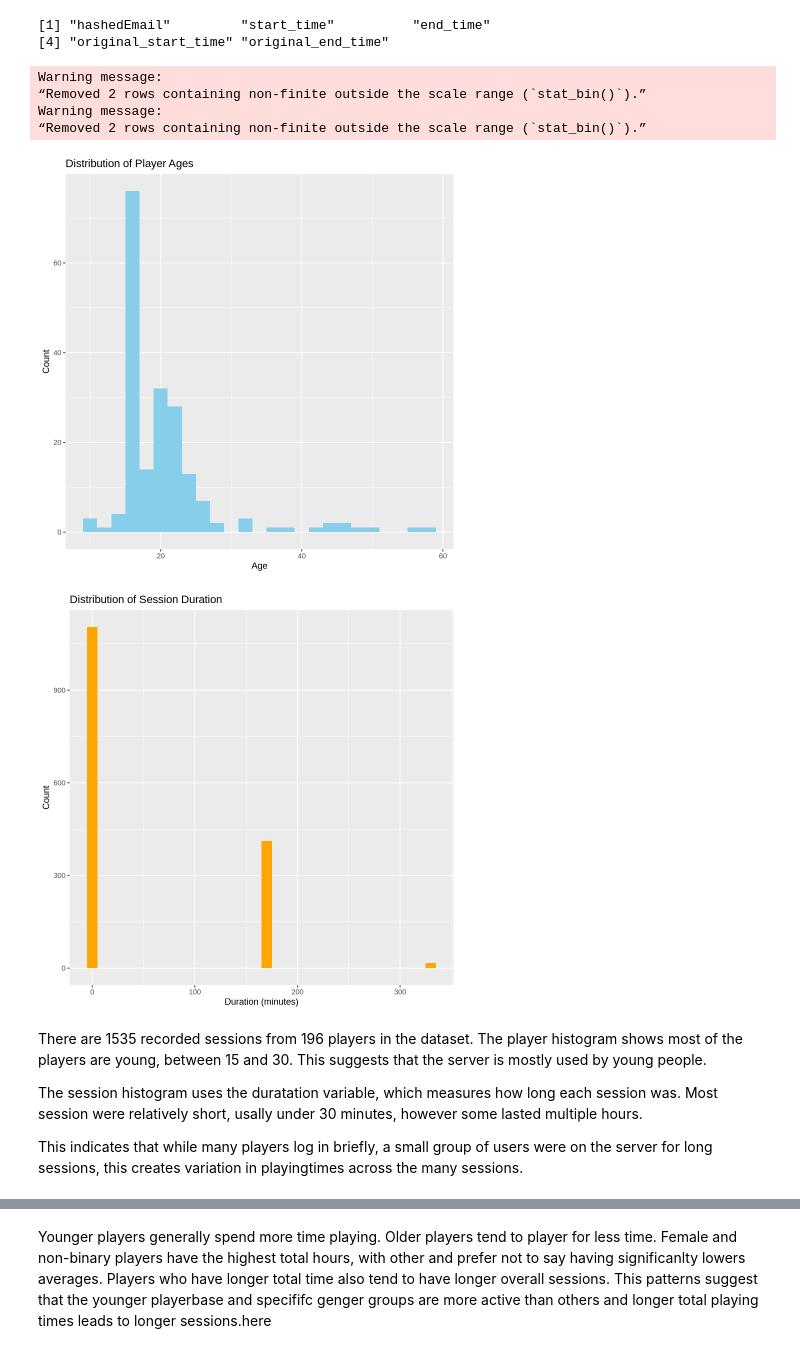
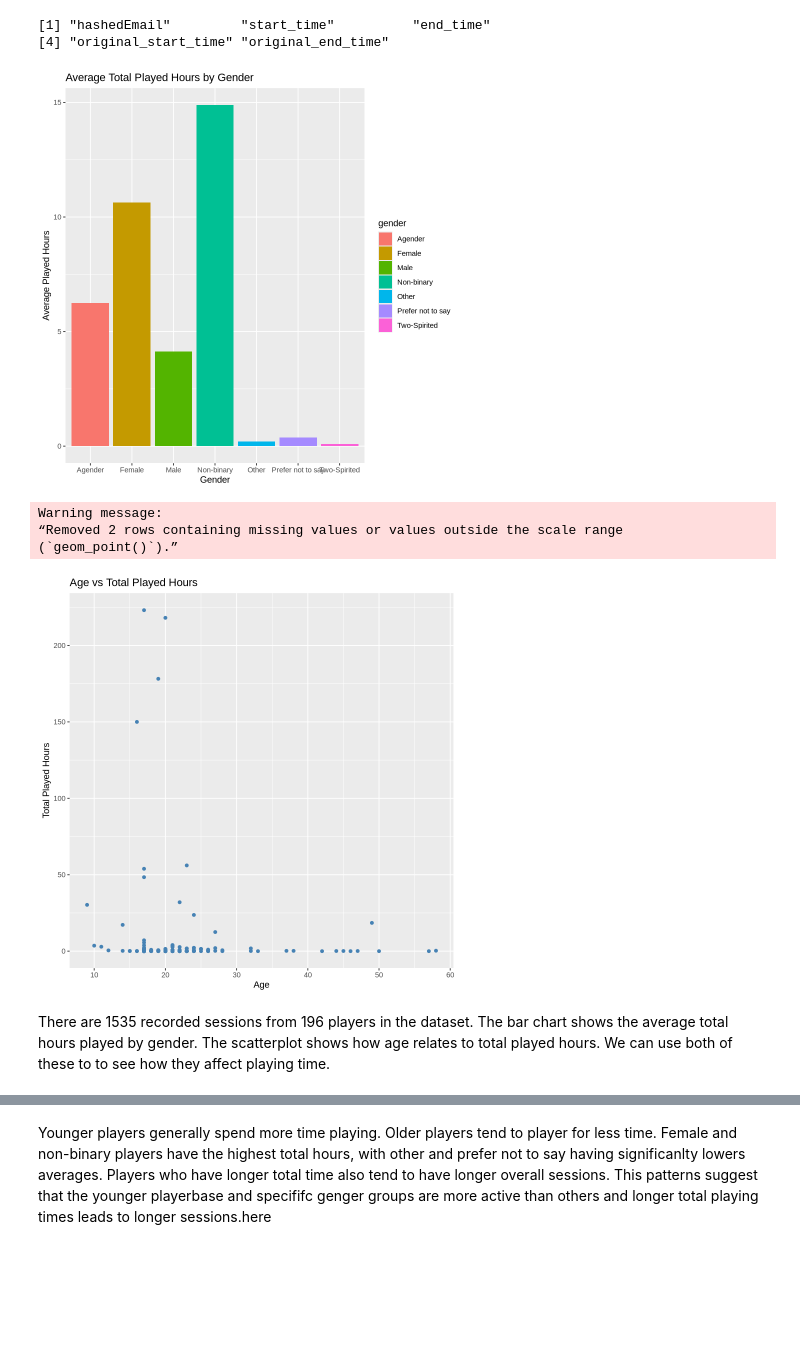
Before and after one commit to Daniels0033/data-sci-repository, a Jupyter notebook: Untitled4.ipynb, the cells around one changed output, grey strips where cells are left out. Cells and saved outputs as stored; diff of their text form; code cells hidden in the pictures; blank space fills up the shorter version.

```diff
--- a/Untitled4.ipynb
+++ b/Untitled4.ipynb
@@ -127,33 +146,29 @@ sessions |> names()
 [1] "hashedEmail"         "start_time"          "end_time"
 [4] "original_start_time" "original_end_time"
 # %%
-sessions <- sessions |>
-  mutate(
-    original_start_time = as.numeric(original_start_time),
-    original_end_time   = as.numeric(original_end_time),
-    duration = (original_end_time - original_start_time) / 60000)
+players |>
+  group_by(gender) |>
+  summarize(avg_hours = mean(played_hours, na.rm = TRUE)) |>
+  ggplot(aes(x =gender, y= avg_hours, fill = gender)) +
+  geom_col() +
+  labs(title = "Average Total Played Hours by Gender",
+       x = "Gender", y = "Average Played Hours")
+# %% [output]
+[figure, added]
 # %%
 players |>
-  ggplot(aes(x = Age)) +
-  geom_histogram(binwidth = 2, fill = "skyblue") +
-  labs(title = "Distribution of Player Ages",
-       x = "Age", y = "Count")
-
-sessions |>
-  ggplot(aes(x = duration)) +
-  geom_histogram(binwidth = 10, fill = "orange") +
-  labs(title = "Distribution of Session Duration",
-       x = "Duration (minutes)", y = "Count")
+  ggplot(aes(x = Age, y = played_hours)) +
+  geom_point(color = "steelblue") +
+  labs(title = "Age vs Total Played Hours",
+       x = "Age",
+       y = "Total Played Hours")
 # %% [output]
 Warning message:
-“Removed 2 rows containing non-finite outside the scale range (`stat_bin()`).”
-Warning message:
-“Removed 2 rows containing non-finite outside the scale range (`stat_bin()`).”
+“Removed 2 rows containing missing values or values outside the scale range
+(`geom_point()`).”
-[figure, old version]
+[figure, new version]
-[figure, removed]
 # %% [markdown]
-There are 1535 recorded sessions from 196 players in the dataset. The player histogram shows most of the players are young, between 15 and 30. This suggests that the server is mostly used by young people.
-
-The session histogram uses the duratation variable, which measures how long each session was. Most session were relatively short, usally under 30 minutes, however some lasted multiple hours.
-
-This indicates that while many players log in briefly, a small group of users were on the server for long sessions, this creates variation in playingtimes across the many sessions.
+There are 1535 recorded sessions from 196 players in the dataset.
+The bar chart shows the average total hours played by gender.
+The scatterplot shows how age relates to total played hours.
+We can use both of these to to see how they affect playing time.
```
Also changed, not shown: parts of 3 cells of this notebook.
